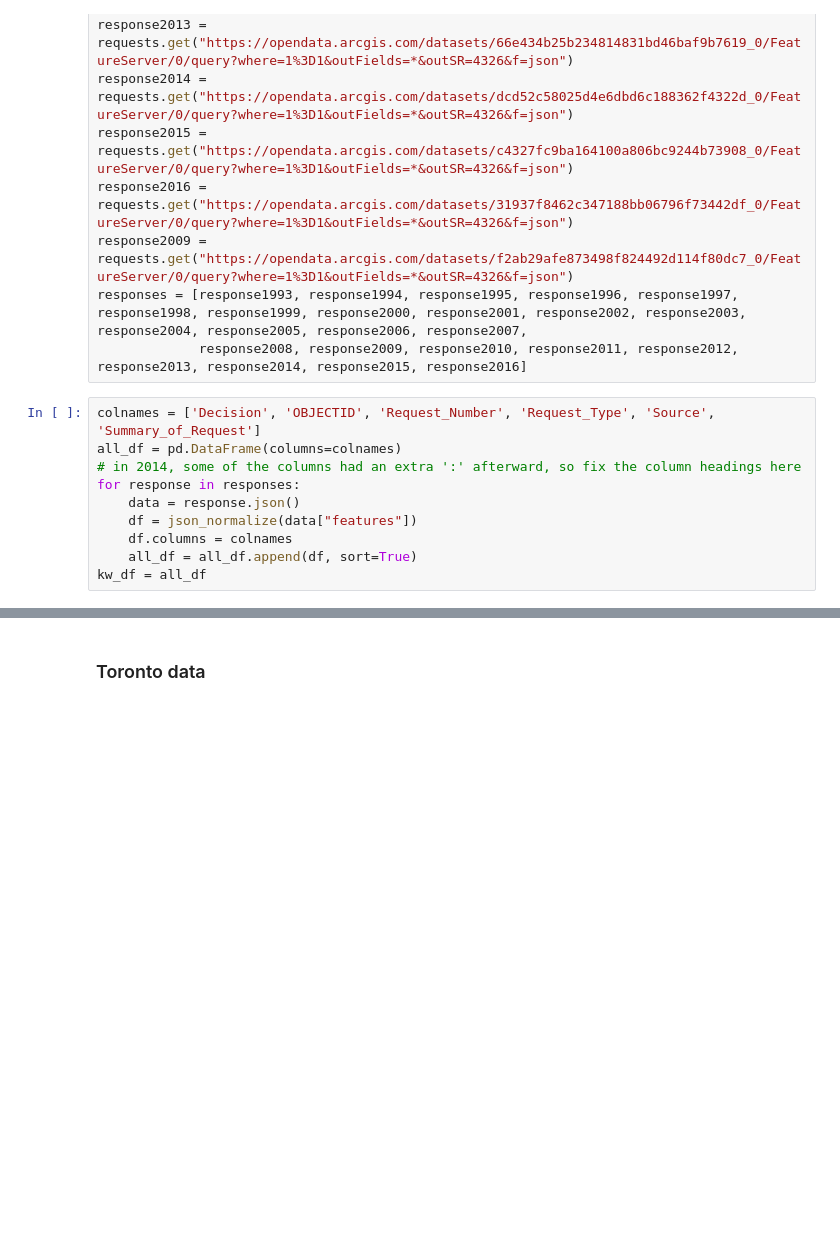
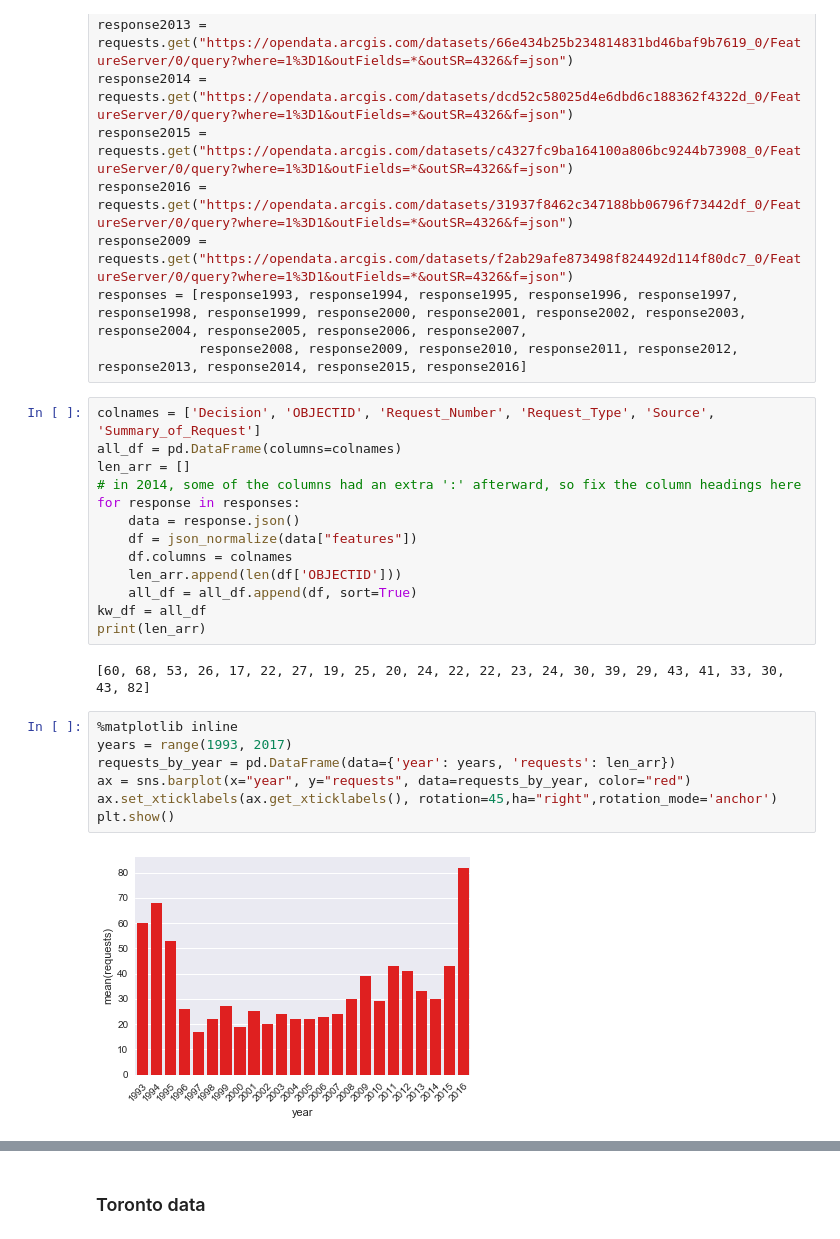
Before and after one commit to scjones5/foi-kw, a Jupyter notebook: FOI_Toronto.ipynb, the cells around one changed output, grey strips where cells are left out. Drawn from its saved outputs; the diff is of its cells as text; blank space fills up the shorter version.

```diff
--- a/FOI_Toronto.ipynb
+++ b/FOI_Toronto.ipynb
@@ -39,10 +46,24 @@ responses = [response1993, response1994, response1995, response1996, response199
 # %%
 colnames = ['Decision', 'OBJECTID', 'Request_Number', 'Request_Type', 'Source', 'Summary_of_Request']
 all_df = pd.DataFrame(columns=colnames)
+len_arr = []
 # in 2014, some of the columns had an extra ':' afterward, so fix the column headings here
 for response in responses:
     data = response.json()
     df = json_normalize(data["features"])
     df.columns = colnames
+    len_arr.append(len(df['OBJECTID']))
     all_df = all_df.append(df, sort=True)
 kw_df = all_df
+print(len_arr)
+# %% [output]
+[60, 68, 53, 26, 17, 22, 27, 19, 25, 20, 24, 22, 22, 23, 24, 30, 39, 29, 43, 41, 33, 30, 43, 82]
+# %%
+%matplotlib inline
+years = range(1993, 2017)
+requests_by_year = pd.DataFrame(data={'year': years, 'requests': len_arr})
+ax = sns.barplot(x="year", y="requests", data=requests_by_year, color="red")
+ax.set_xticklabels(ax.get_xticklabels(), rotation=45,ha="right",rotation_mode='anchor')
+plt.show()
+# %% [output]
+[figure, added]
```
Also changed, not shown: parts of 28 cells of this notebook.
